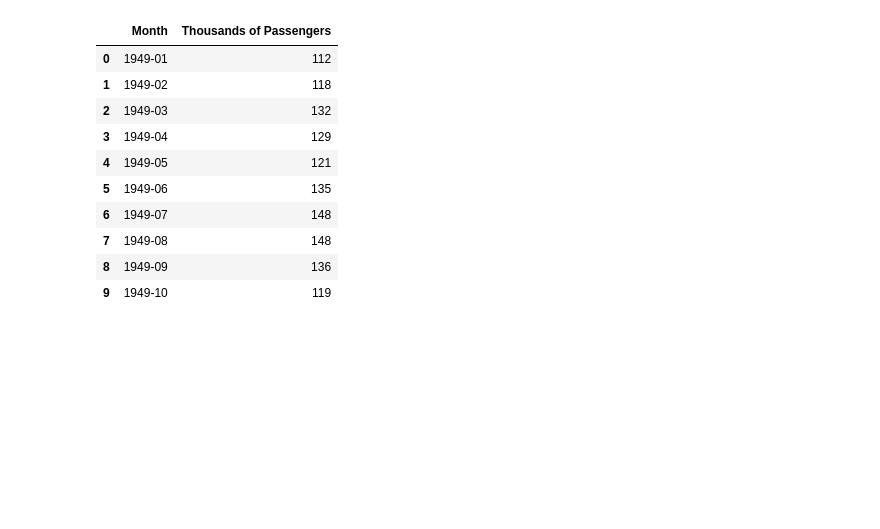
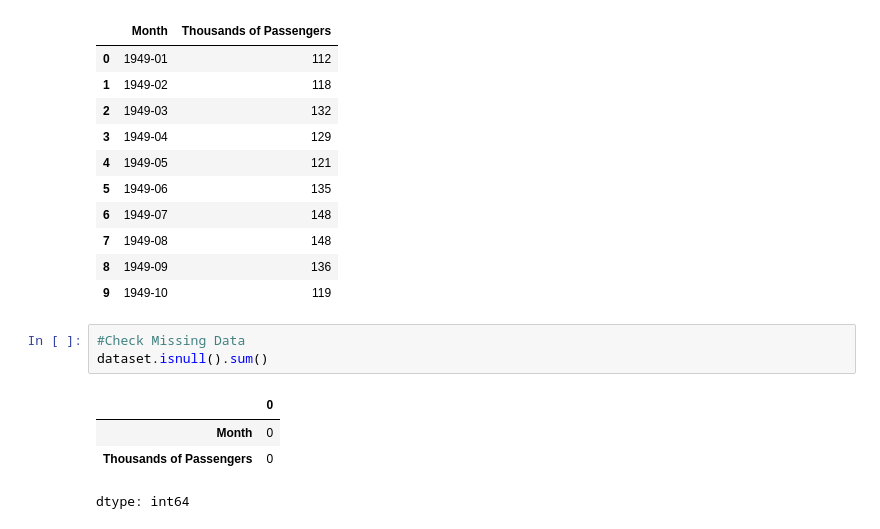
Before and after one commit to KOWSALYAAARU/test_app, a Jupyter notebook: time_series_forecasting_casestudy_1.ipynb, the cells around one changed output. Cells and saved outputs as stored; diff of their text form; blank space fills up the shorter version.

```diff
--- a/time_series_forecasting_casestudy_1.ipynb
+++ b/time_series_forecasting_casestudy_1.ipynb
@@ -40,3 +42,11 @@ dataset.head(10)
 | 7 | 1949-08 | 148 |
 | 8 | 1949-09 | 136 |
 | 9 | 1949-10 | 119 |
+# %%
+#Check Missing Data
+dataset.isnull().sum()
+# %% [output]
+|  | 0 |
+| Month | 0 |
+| Thousands of Passengers | 0 |
+dtype: int64
```
Also changed, not shown: parts of 9 cells of this notebook.
